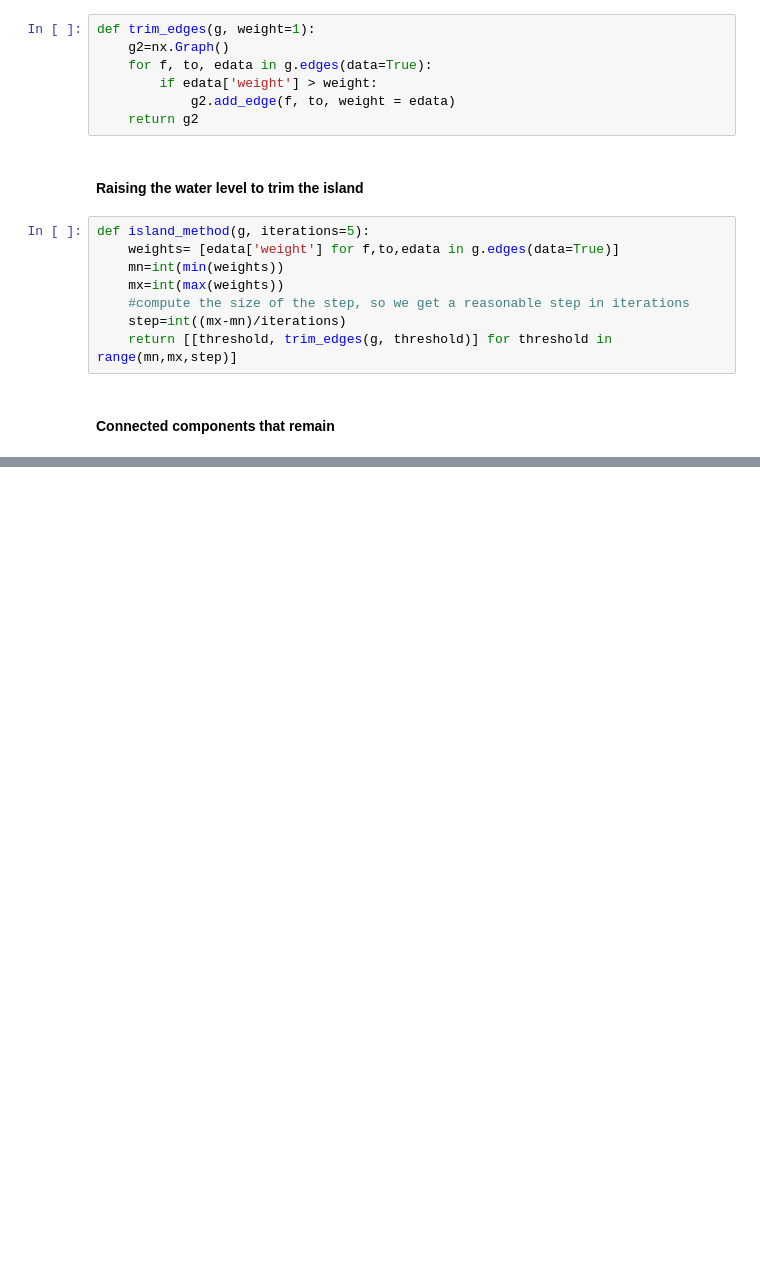
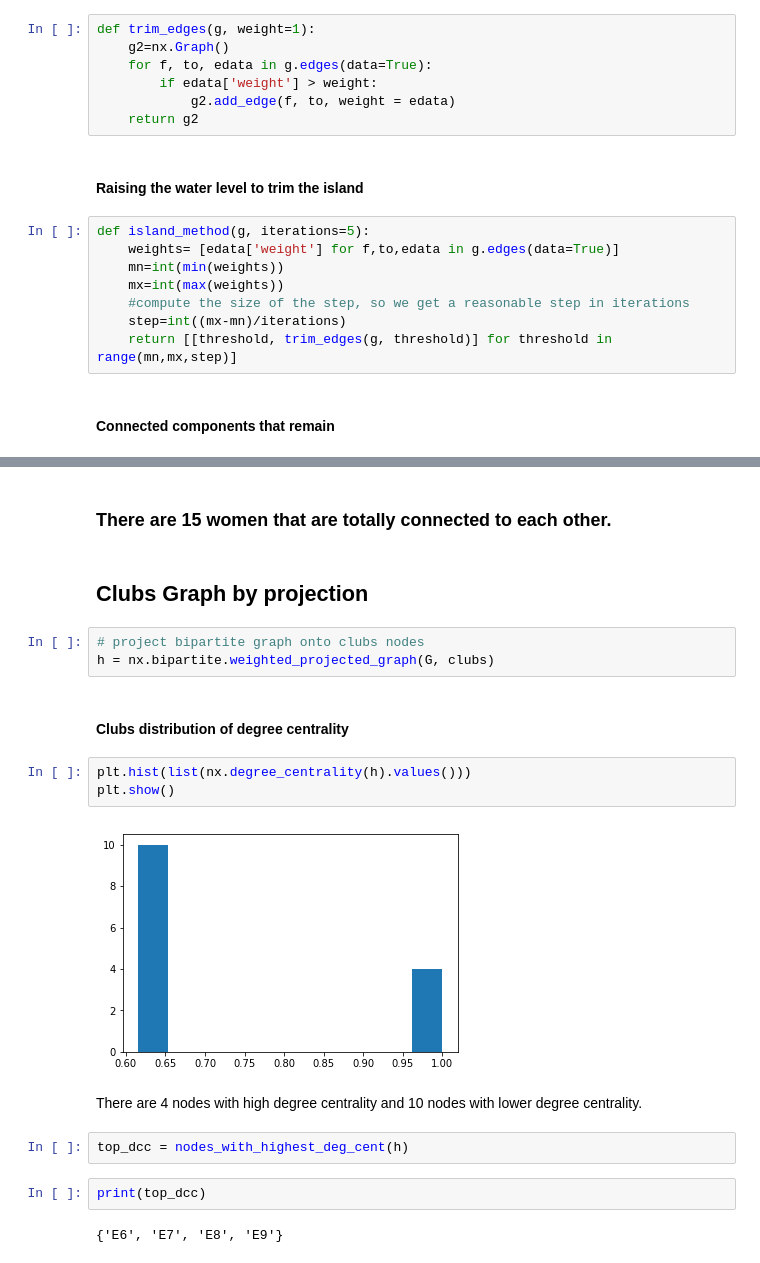
Before and after one commit to AlainKuiete/DATA620ASSIGNMENTS, a Jupyter notebook: plot_davis_club.ipynb, the cells around one changed output, grey strips where cells are left out. Saved outputs shown, nothing was run; the diff lists cells and outputs as text; blank space fills up the shorter version.

```diff
--- a/plot_davis_club.ipynb
+++ b/plot_davis_club.ipynb
@@ -256,0 +327,22 @@ AttributeError: 'list' object has no attribute 'draw'
+# %% [markdown]
+### There are 15 women that are totally connected to each other.
+# %% [markdown]
+## Clubs Graph by projection
+# %%
+# project bipartite graph onto clubs nodes
+h = nx.bipartite.weighted_projected_graph(G, clubs)
+# %% [markdown]
+#### Clubs distribution of degree centrality
+# %%
+plt.hist(list(nx.degree_centrality(h).values()))
+plt.show()
+# %% [output]
+[figure, added]
+# %% [markdown]
+There are 4 nodes with high degree centrality and 10 nodes with lower degree centrality.
+# %%
+top_dcc = nodes_with_highest_deg_cent(h)
+# %%
+print(top_dcc)
+# %% [output]
+{'E6', 'E7', 'E8', 'E9'}
```
Also changed, not shown: parts of 34 cells of this notebook.
